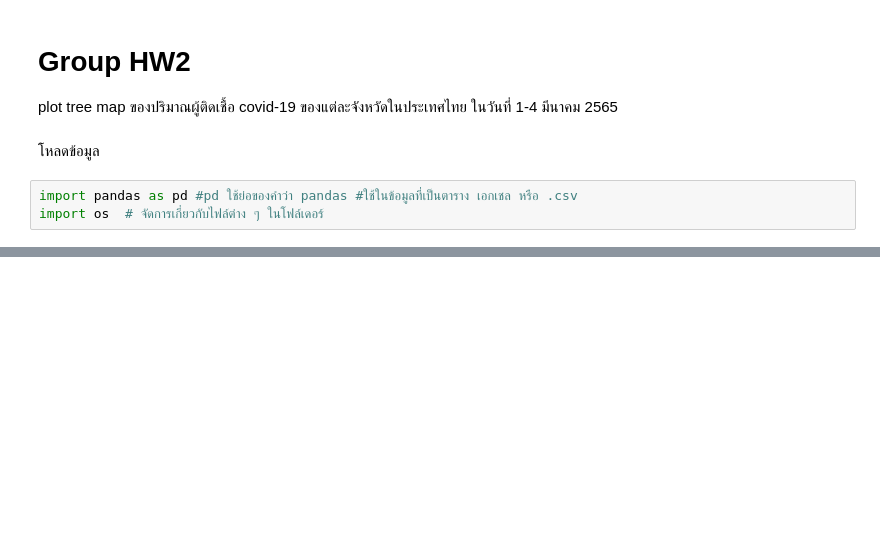
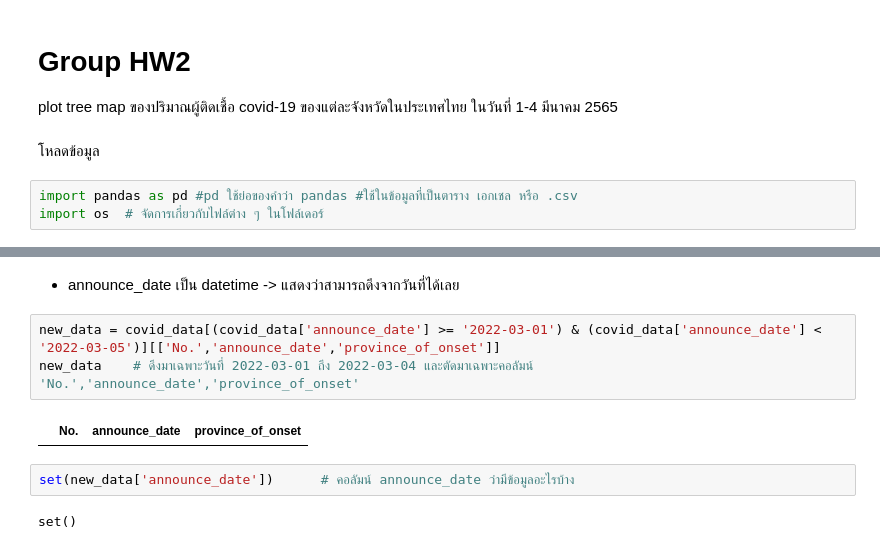
Before and after one commit to team0243/data_viz_2022, a Jupyter notebook: DataViz04_Data_Comparison.ipynb, the cells around one changed output, grey strips where cells are left out. Cells and saved outputs as stored; diff of their text form; blank space fills up the shorter version.

```diff
--- a/DataViz04_Data_Comparison.ipynb
+++ b/DataViz04_Data_Comparison.ipynb
@@ -472,0 +536,11 @@ path = '/content/drive/My Drive/DATA' #ทำการเชื่อมกั
+# %% [markdown]
+* announce_date เป็น datetime -> แสดงว่าสามารถดึงจากวันที่ได้เลย
+# %%
+new_data = covid_data[(covid_data['announce_date'] >= '2022-03-01') & (covid_data['announce_date'] < '2022-03-05')][['No.','announce_date','province_of_onset']]
+new_data    # ดึงมาเฉพาะวันที่ 2022-03-01 ถึง 2022-03-04 และตัดมาเฉพาะคอลัมน์ 'No.','announce_date','province_of_onset'
+# %% [output]
+|  | No. | announce_date | province_of_onset |
+# %%
+set(new_data['announce_date'])      # คอลัมน์ announce_date ว่ามีข้อมูลอะไรบ้าง
+# %% [output]
+set()
```
Also changed, not shown: parts of 58 cells of this notebook.
